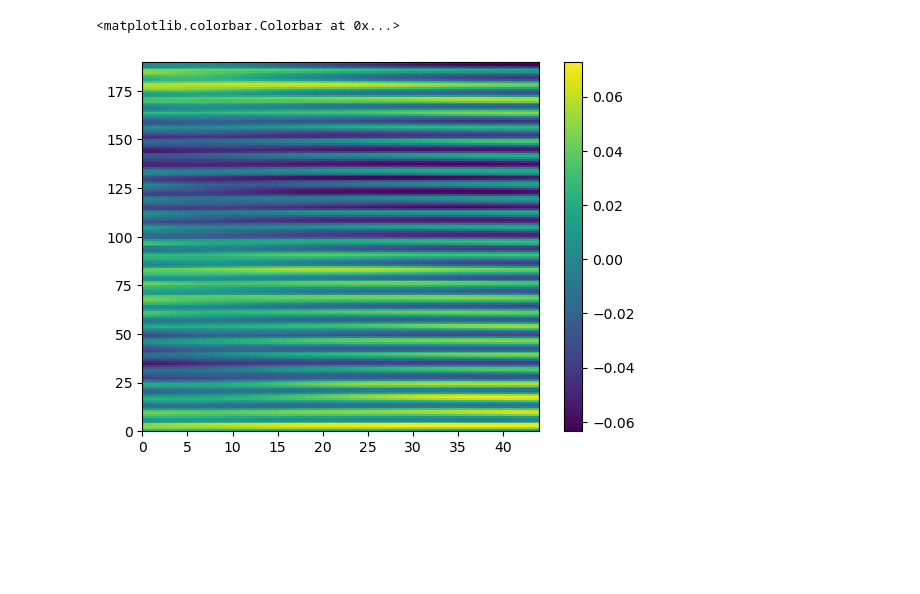
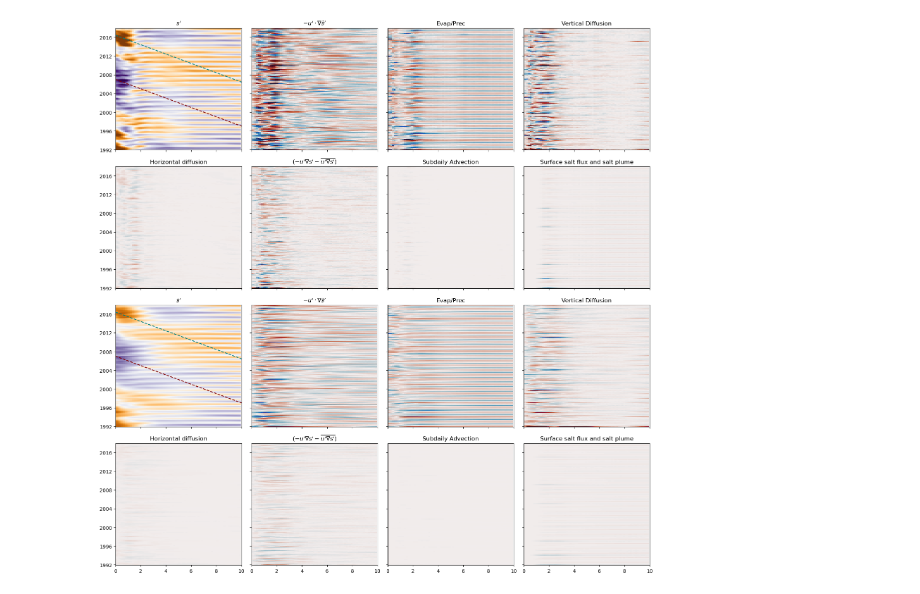
Before and after one commit to MaceKuailv/lagrangian_budget_plot, a Jupyter notebook: hovmoller.ipynb, the cells around one changed output. Cells and saved outputs as stored; diff of their text form; code cells hidden in the pictures; blank space fills up the shorter version.

```diff
--- a/hovmoller.ipynb
+++ b/hovmoller.ipynb
@@ -7,3 +8,4 @@ from plot_config import *
 # %%
 bins = 50
-binning = (slice(None,None,bins),slice(None,None,bins))
+b = slice(None,None,bins)
+bb= (b,b)
@@ -238,6 +11,0 @@ patch
-# %%
-slices = []
-for i in range(10):
-    slices.append(str(slice(i*365,(i+1)*365)))
-slices
-lst2 = os.listdir(path2)
@@ -278,6 +12,38 @@ plt.colorbar()
-# %%
-plt.pcolormesh(dsa.sf[binning])
-plt.colorbar()
-# %% [output]
-<matplotlib.colorbar.Colorbar at 0x...>
-[figure, removed]
+# %%
+ds4 = open_domain4()
+dsa = open_domain_all()
+# %%
+just_for_time = '/sciserver/filedb10-01/ocean/wenrui_temp/vol_budget'
+
+rtime = np.array(xr.open_zarr(just_for_time).time)
+ptime = np.linspace(0,3655,3650)/365
+salty_time = rtime[salty_idate - np.arange(len(ptime))]
+fresh_time = rtime[fresh_idate - np.arange(len(ptime))]
+# %%
+fig,axs = plt.subplots(4,4, figsize = (16,16),sharex = True,sharey = True,subplot_kw={'xlim':(0,10)})
+axs = axs.ravel()
+order = ['sf']+ rhs_list
+titles = [r"$s'$"]+[term_dic[i] for i in rhs_list]
+for i,var in enumerate(order):
+    if 's' in var:
+        vmax = 0.15
+        cmap = s_cmap
+        ratio4 = 1
+        ratioa = 1
+        axs[i].plot(ptime,salty_time,'--', color = salty_theme_color)
+        axs[i].plot(ptime,fresh_time,'--', color = fresh_theme_color)
+        axs[i+8].plot(ptime,salty_time,'--', color = salty_theme_color)
+        axs[i+8].plot(ptime,fresh_time,'--', color = fresh_theme_color)
+    else:
+        vmax = 0.002
+        cmap = term_cmap
+        ratio4 = 1/NUMBER_OF_PARTICLE_domain4
+        ratioa = 1/NUMBER_OF_PARTICLE_domain_all
+    axs[i].pcolormesh(ptime[b],rtime[b],-ds4[var][bb]*ratio4,vmax = vmax, vmin = -vmax, cmap = cmap)
+    axs[i+8].pcolormesh(ptime[b],rtime[b],-dsa[var][bb]*ratioa,vmax = vmax, vmin = -vmax, cmap = cmap)
+    axs[i].set_title(titles[i])
+    axs[i+8].set_title(titles[i])
+plt.tight_layout()
+plt.savefig('figure8.png')
+# %% [output]
+[figure, added]
```
Also changed, not shown: parts of 24 cells of this notebook, 10 other files.
